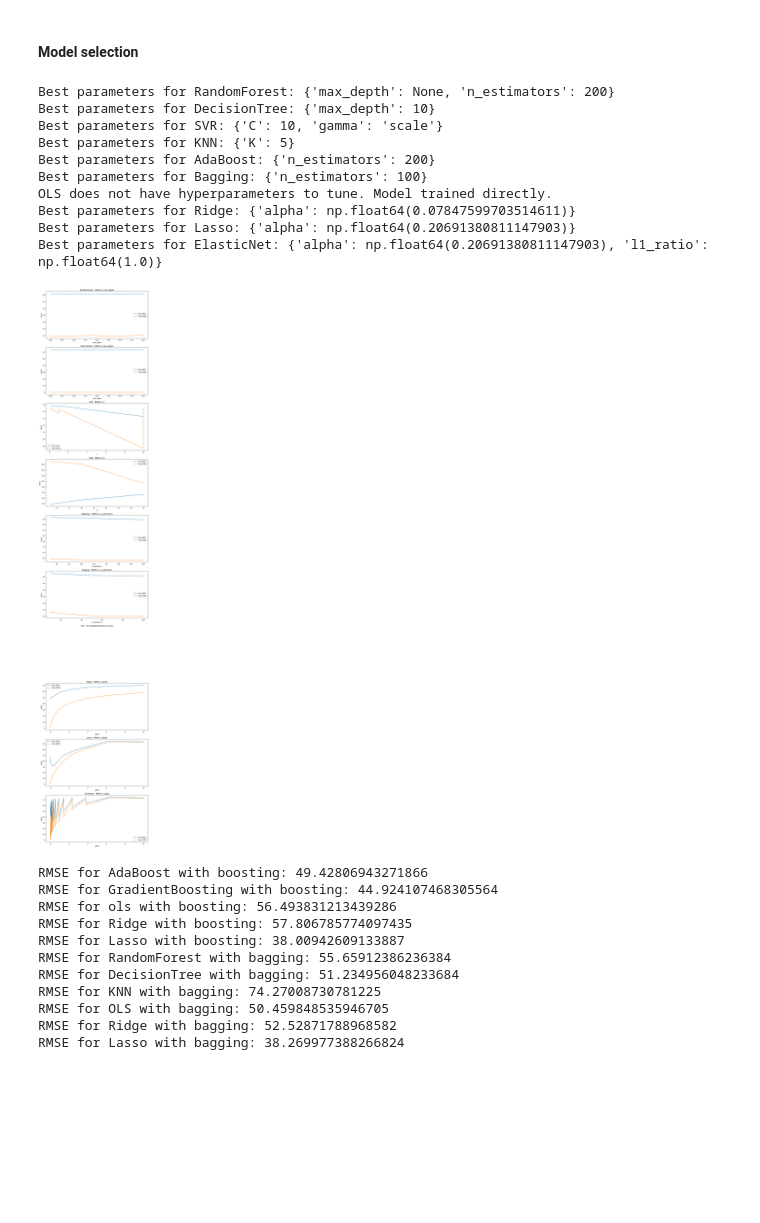
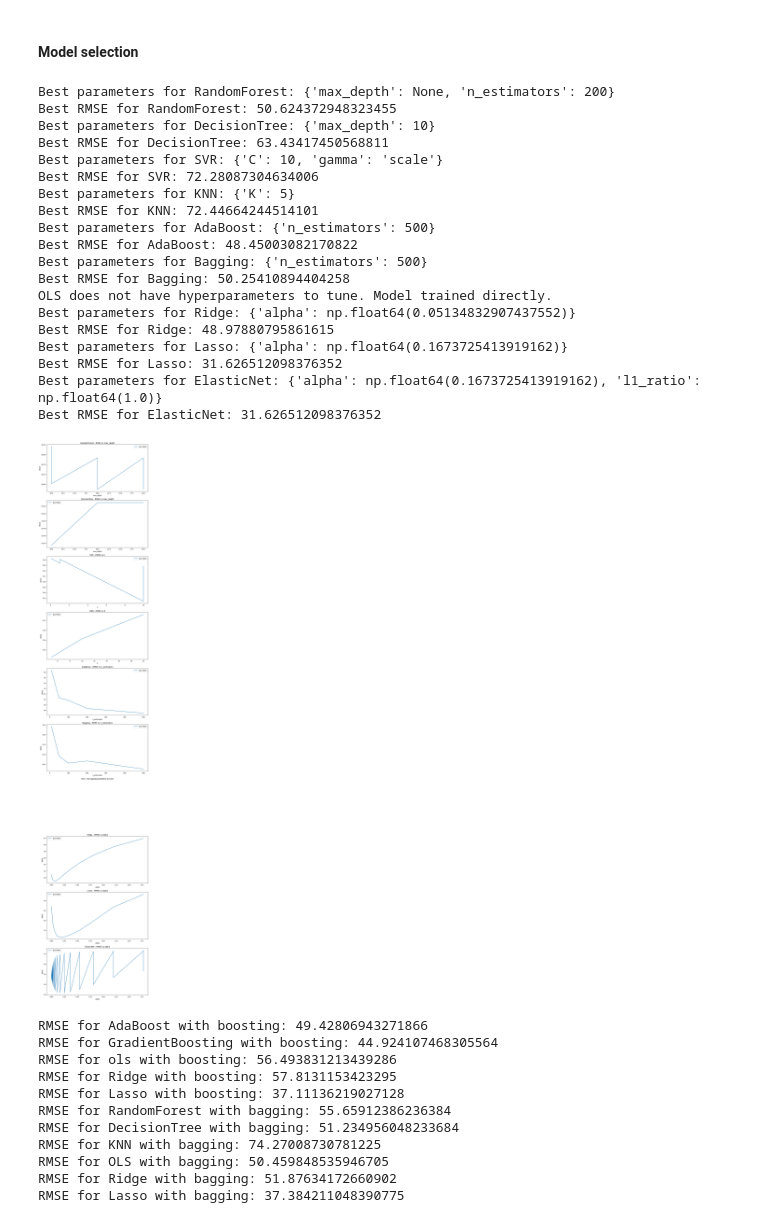
Before and after one commit to rasmus11423/Case_1_Computational_Data_Analyis, a Jupyter notebook: ex1_tms.ipynb, the cells around one changed output. Saved outputs shown, nothing was run; the diff lists cells and outputs as text; code cells hidden in the pictures; blank space fills up the shorter version.

```diff
--- a/ex1_tms.ipynb
+++ b/ex1_tms.ipynb
@@ -176,12 +176,12 @@ models = {
     'DecisionTree': (DecisionTreeRegressor(random_state=1312), {'max_depth': [None, 10, 20, 30]}),
     'SVR': (SVR(), {'C': [0.1, 1, 10], 'gamma': ['scale', 'auto']}),
     'KNN': (WeightedKNNRegressor(K=5), {'K': [5, 10, 20]}),
-    'AdaBoost': (AdaBoostRegressor(random_state=1312), {'n_estimators': [50, 100, 200]}),
-    'Bagging': (BaggingRegressor(random_state=1312), {'n_estimators': [10, 50, 100]}),
+    'AdaBoost': (AdaBoostRegressor(random_state=1312), {'n_estimators': [10, 50, 100, 200, 500]}),
+    'Bagging': (BaggingRegressor(random_state=1312), {'n_estimators': [10, 50, 100, 200, 500]}),
     'OLS': (LinearRegression(), {}),
-    'Ridge': (Ridge(), {'alpha': np.logspace(-3, 1, num=20)}),
-    'Lasso': (Lasso(), {'alpha': np.logspace(-3, 1, num=20)}),
-    'ElasticNet': (ElasticNet(), {'alpha': np.logspace(-3, 1, num=20), 'l1_ratio': np.linspace(0, 1, num=10)})
+    'Ridge': (Ridge(), {'alpha': np.logspace(-3, 0.25, num=20)}),
+    'Lasso': (Lasso(), {'alpha': np.logspace(-3, 0.25, num=20)}),
+    'ElasticNet': (ElasticNet(), {'alpha': np.logspace(-3, 0.25, num=20), 'l1_ratio': np.linspace(0, 1, num=10)})
 }
 
 with warnings.catch_warnings():
@@ -201,7 +201,7 @@ with warnings.catch_warnings():
             best_estimators[name] = grid_search.best_estimator_
             results[name] = grid_search.cv_results_
             print(f"Best parameters for {name}: {grid_search.best_params_}")
-
+            print(f"Best RMSE for {name}: {np.sqrt(-grid_search.best_score_)}")
     # Plotting the RMSE for each model
     fig, axes = plt.subplots(len(models), 1, figsize=(10, 5 * len(models)))
     if len(models) == 1:
@@ -216,10 +216,8 @@ with warnings.catch_warnings():
         param_name = list(result['params'][0].keys())[0]
         param_range = [params[param_name] for params in result['params']]
         mean_test_score = np.sqrt(-result['mean_test_score'])
-        mean_train_score = np.sqrt(-result['mean_train_score'])
 
         ax.plot(param_range, mean_test_score, label='Test RMSE')
-        ax.plot(param_range, mean_train_score, label='Train RMSE')
         ax.set_title(f'{name} - RMSE vs {param_name}')
         ax.set_xlabel(param_name)
         ax.set_ylabel('RMSE')
@@ -236,48 +234,57 @@ with warnings.catch_warnings():
         'Ridge': AdaBoostRegressor(estimator=best_estimators['Ridge'], n_estimators=100, random_state=1312),
         'Lasso': AdaBoostRegressor(estimator=best_estimators['Lasso'], n_estimators=100, random_state=1312)
     }
 
     # Evaluate the boosted models using cross-validation
     for name, model in boosted_models.items():
         scores = cross_val_score(model, X_train, y_train, cv=5, scoring='neg_mean_squared_error')
         rmse_scores = np.sqrt(-scores)
         print(f"RMSE for {name} with boosting: {rmse_scores.mean()}")
 
     # Use bagging and cross-validation to estimate the RMSE generalization error
     bagging_models = {
         'RandomForest': BaggingRegressor(estimator=best_estimators['RandomForest'], n_estimators=10, random_state=1312),
         'DecisionTree': BaggingRegressor(estimator=best_estimators['DecisionTree'], n_estimators=10, random_state=1312),
         'KNN': BaggingRegressor(estimator=best_estimators['KNN'], n_estimators=10, random_state=1312),
         'OLS': BaggingRegressor(estimator=best_estimators['OLS'], n_estimators=10, random_state=1312), # Not recommended
         'Ridge': BaggingRegressor(estimator=best_estimators['Ridge'], n_estimators=10, random_state=1312),
         'Lasso': BaggingRegressor(estimator=best_estimators['Lasso'], n_estimators=10, random_state=1312),
     }
 
     for name, model in bagging_models.items():
         scores = cross_val_score(model, X_train, y_train, cv=5, scoring='neg_mean_squared_error')
         rmse_scores = np.sqrt(-scores)
         print(f"RMSE for {name} with bagging: {rmse_scores.mean()}")
 # %% [output]
 Best parameters for RandomForest: {'max_depth': None, 'n_estimators': 200}
+Best RMSE for RandomForest: 50.624372948323455
 Best parameters for DecisionTree: {'max_depth': 10}
+Best RMSE for DecisionTree: 63.43417450568811
 Best parameters for SVR: {'C': 10, 'gamma': 'scale'}
+Best RMSE for SVR: 72.28087304634006
 Best parameters for KNN: {'K': 5}
-Best parameters for AdaBoost: {'n_estimators': 200}
-Best parameters for Bagging: {'n_estimators': 100}
+Best RMSE for KNN: 72.44664244514101
+Best parameters for AdaBoost: {'n_estimators': 500}
+Best RMSE for AdaBoost: 48.45003082170822
+Best parameters for Bagging: {'n_estimators': 500}
+Best RMSE for Bagging: 50.25410894404258
 OLS does not have hyperparameters to tune. Model trained directly.
-Best parameters for Ridge: {'alpha': np.float64(0.07847599703514611)}
-Best parameters for Lasso: {'alpha': np.float64(0.20691380811147903)}
-Best parameters for ElasticNet: {'alpha': np.float64(0.20691380811147903), 'l1_ratio': np.float64(1.0)}
+Best parameters for Ridge: {'alpha': np.float64(0.05134832907437552)}
+Best RMSE for Ridge: 48.97880795861615
+Best parameters for Lasso: {'alpha': np.float64(0.1673725413919162)}
+Best RMSE for Lasso: 31.626512098376352
+Best parameters for ElasticNet: {'alpha': np.float64(0.1673725413919162), 'l1_ratio': np.float64(1.0)}
+Best RMSE for ElasticNet: 31.626512098376352
-[figure, old version]
+[figure, new version]
 RMSE for AdaBoost with boosting: 49.42806943271866
 RMSE for GradientBoosting with boosting: 44.924107468305564
 RMSE for ols with boosting: 56.493831213439286
-RMSE for Ridge with boosting: 57.806785774097435
-RMSE for Lasso with boosting: 38.00942609133887
+RMSE for Ridge with boosting: 57.8131153423295
+RMSE for Lasso with boosting: 37.11136219027128
 RMSE for RandomForest with bagging: 55.65912386236384
 RMSE for DecisionTree with bagging: 51.234956048233684
 RMSE for KNN with bagging: 74.27008730781225
 RMSE for OLS with bagging: 50.459848535946705
-RMSE for Ridge with bagging: 52.52871788968582
-RMSE for Lasso with bagging: 38.269977388266824
+RMSE for Ridge with bagging: 51.87634172660902
+RMSE for Lasso with bagging: 37.384211048390775
 # %%
```
Also changed, not shown: parts of 4 cells of this notebook.
